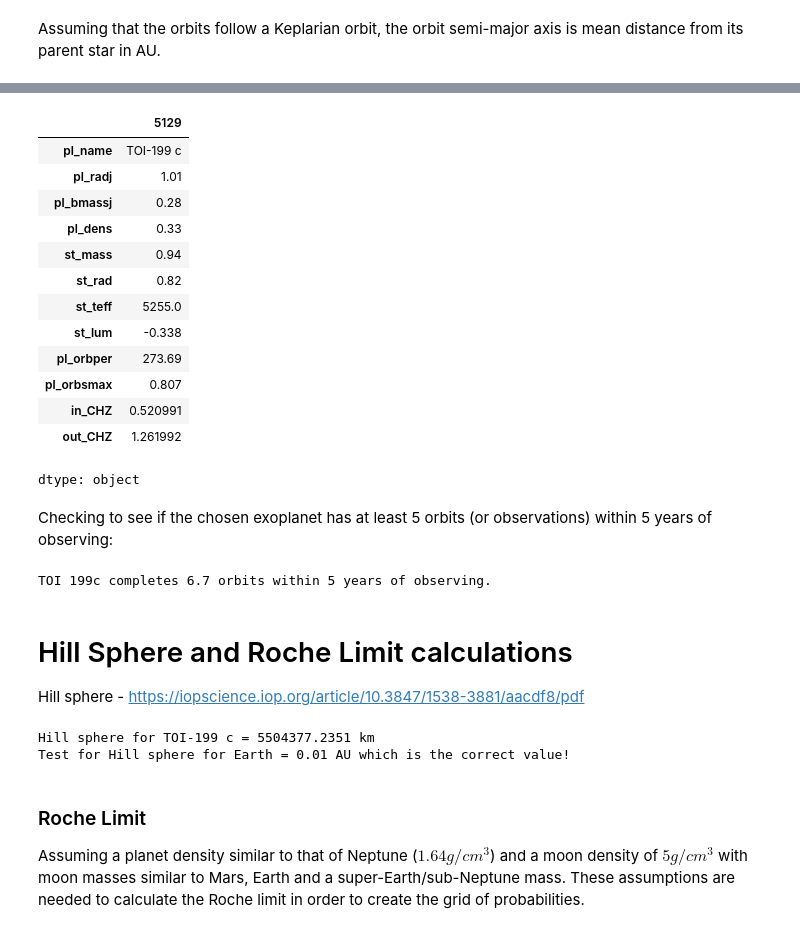
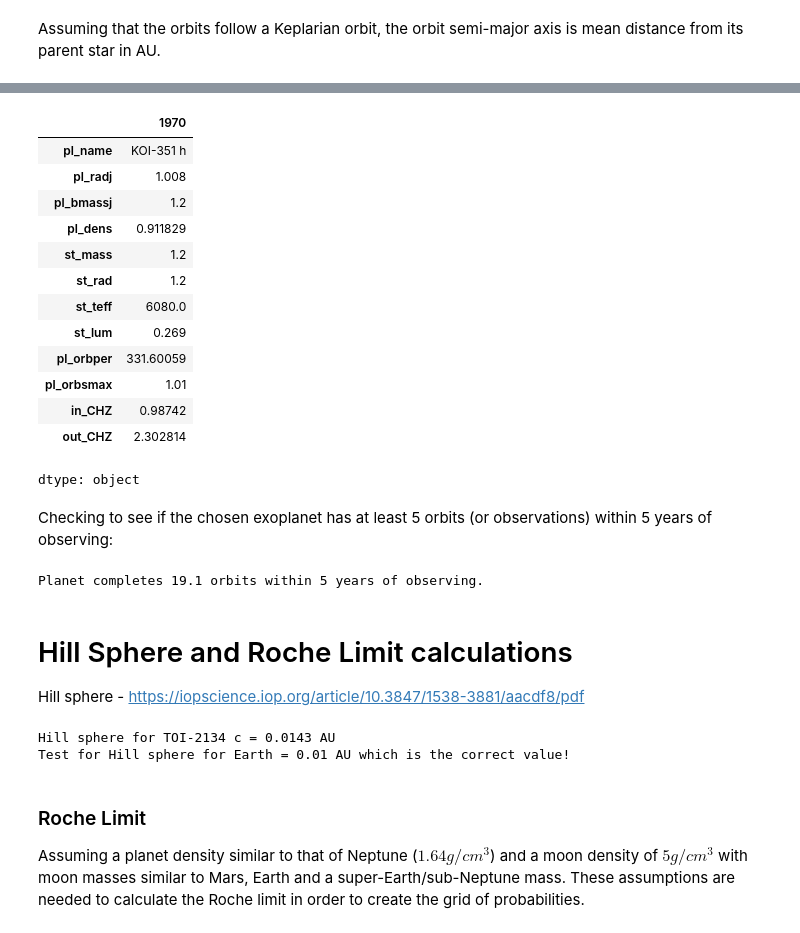
Before and after one commit to liamhall64/Habitable-Exomoons-2, a Jupyter notebook: Exomoon_Code_MK2_Cold_Gas_Giants.ipynb, the cells around one changed output, grey strips where cells are left out. Cells and saved outputs as stored; diff of their text form; code cells hidden in the pictures.

```diff
--- a/Exomoon_Code_MK2_Cold_Gas_Giants.ipynb
+++ b/Exomoon_Code_MK2_Cold_Gas_Giants.ipynb
@@ -76,9 +95,9 @@ con_A = rad_filt['tran_flag'] == 1 # EXACTLY EQUAL TO 1
 con_B = rad_filt['ttv_flag'] == 1
 con_C = rad_filt['pl_trandep'] != 0 # NOT EQUAL TO 0
 con_D = rad_filt['pl_trandur'] != 0
-con_E = rad_filt['pl_tranmid'] != 0
+#con_E = rad_filt['pl_tranmid'] != 0
 
-combined = disc | con_A | con_B | con_C | con_D | con_E # THIS IS THE COMBINATION OF ALL THE CONDITIONS WITH '|' BEING THE 'or' OPERATOR
+combined = disc | con_A | con_B | con_C | con_D #| con_E # THIS IS THE COMBINATION OF ALL THE CONDITIONS WITH '|' BEING THE 'or' OPERATOR
 
 method_radius_filt = rad_filt[combined]
 
@@ -194,20 +276,20 @@ test
 # %%
-planet = filtered_archive.loc[5129,['pl_name','pl_radj', 'pl_bmassj', 'pl_dens', 'st_mass', 'st_rad', 'st_teff', 'st_lum', 'pl_orbper', 'pl_orbsmax','in_CHZ','out_CHZ']]
+planet = filtered_archive.loc[1970,['pl_name','pl_radj', 'pl_bmassj', 'pl_dens', 'st_mass', 'st_rad', 'st_teff', 'st_lum', 'pl_orbper', 'pl_orbsmax','in_CHZ','out_CHZ']]
 planet
 # %% [output]
-|  | 5129 |
-| pl_name | TOI-199 c |
-| pl_radj | 1.01 |
-| pl_bmassj | 0.28 |
-| pl_dens | 0.33 |
-| st_mass | 0.94 |
-| st_rad | 0.82 |
-| st_teff | 5255.0 |
-| st_lum | -0.338 |
-| pl_orbper | 273.69 |
-| pl_orbsmax | 0.807 |
-| in_CHZ | 0.520991 |
-| out_CHZ | 1.261992 |
+|  | 1970 |
+| pl_name | KOI-351 h |
+| pl_radj | 1.008 |
+| pl_bmassj | 1.2 |
+| pl_dens | 0.911829 |
+| st_mass | 1.2 |
+| st_rad | 1.2 |
+| st_teff | 6080.0 |
+| st_lum | 0.269 |
+| pl_orbper | 331.60059 |
+| pl_orbsmax | 1.01 |
+| in_CHZ | 0.98742 |
+| out_CHZ | 2.302814 |
 dtype: object
 # %% [markdown]
 Checking to see if the chosen exoplanet has at least 5 orbits (or observations) within 5 years of observing:
@@ -216,9 +298,9 @@ period = planet['pl_orbper']*u.day
 years = 5 * 365.25*u.day
 orbits = years / period # ORBITS OR TRANSITS
 
-print(f'TOI 199c completes {orbits:.1f} orbits within 5 years of observing.')
+print(f'Planet completes {orbits:.1f} orbits within 5 years of observing.')
 # %% [output]
-TOI 199c completes 6.7 orbits within 5 years of observing.
+Planet completes 19.1 orbits within 5 years of observing.
 # %% [markdown]
 # Hill Sphere and Roche Limit calculations
 Hill sphere - https://iopscience.iop.org/article/10.3847/1538-3881/aacdf8/pdf
@@ -231,13 +313,13 @@ def hillsphere(Mp, Ms, a):
   return hill
 
 hill = hillsphere(Mp, Ms, a)
-print(f'Hill sphere for {pl_name} = {hill.to(u.km):.4f}')
+print(f'Hill sphere for {pl_name} = {hill.to(u.au):.4f}')
 
 # TEST HILL SPHERE FOR EARTH
 hill_earth = hillsphere(const.M_earth, const.M_sun, const.au)
 print(f'Test for Hill sphere for Earth = {hill_earth.to(u.AU):.2f} which is the correct value!')
 # %% [output]
-Hill sphere for TOI-199 c = 5504377.2351 km
+Hill sphere for TOI-2134 c = 0.0143 AU
 Test for Hill sphere for Earth = 0.01 AU which is the correct value!
 # %% [markdown]
 ### Roche Limit
```
Also changed, not shown: parts of 11 cells of this notebook.
